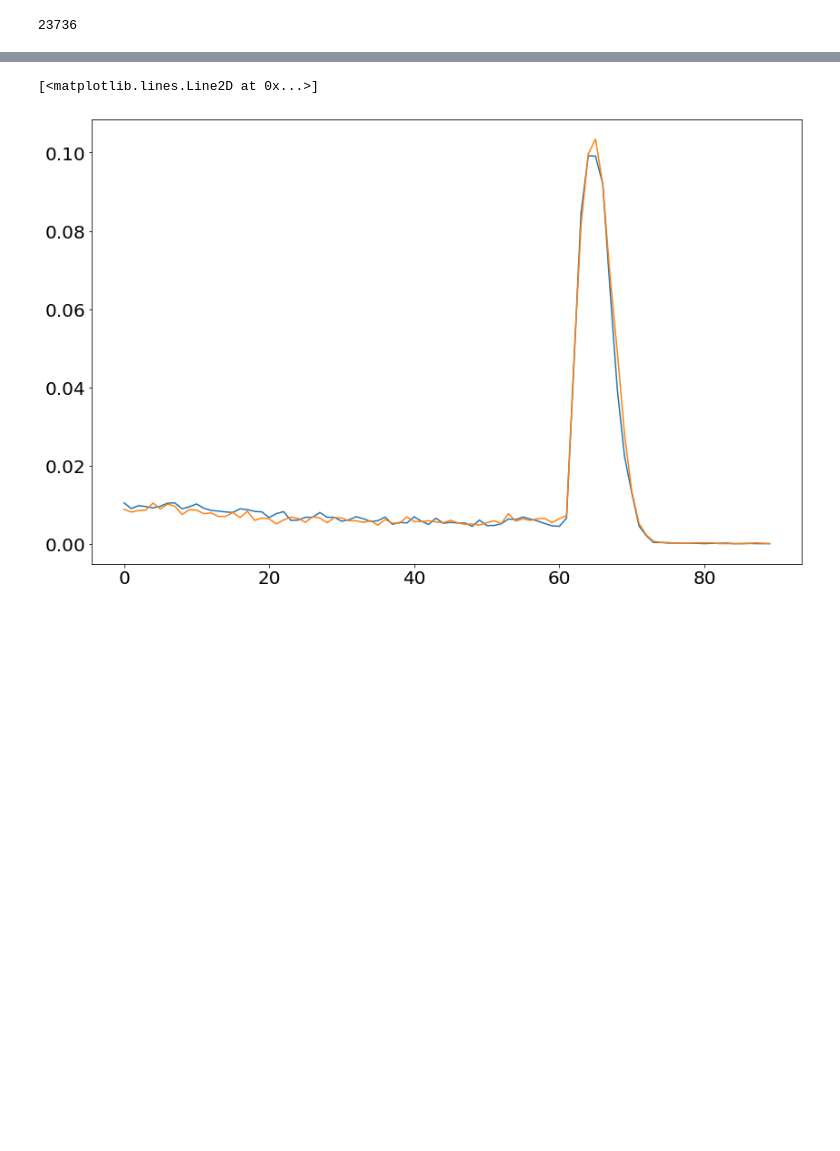
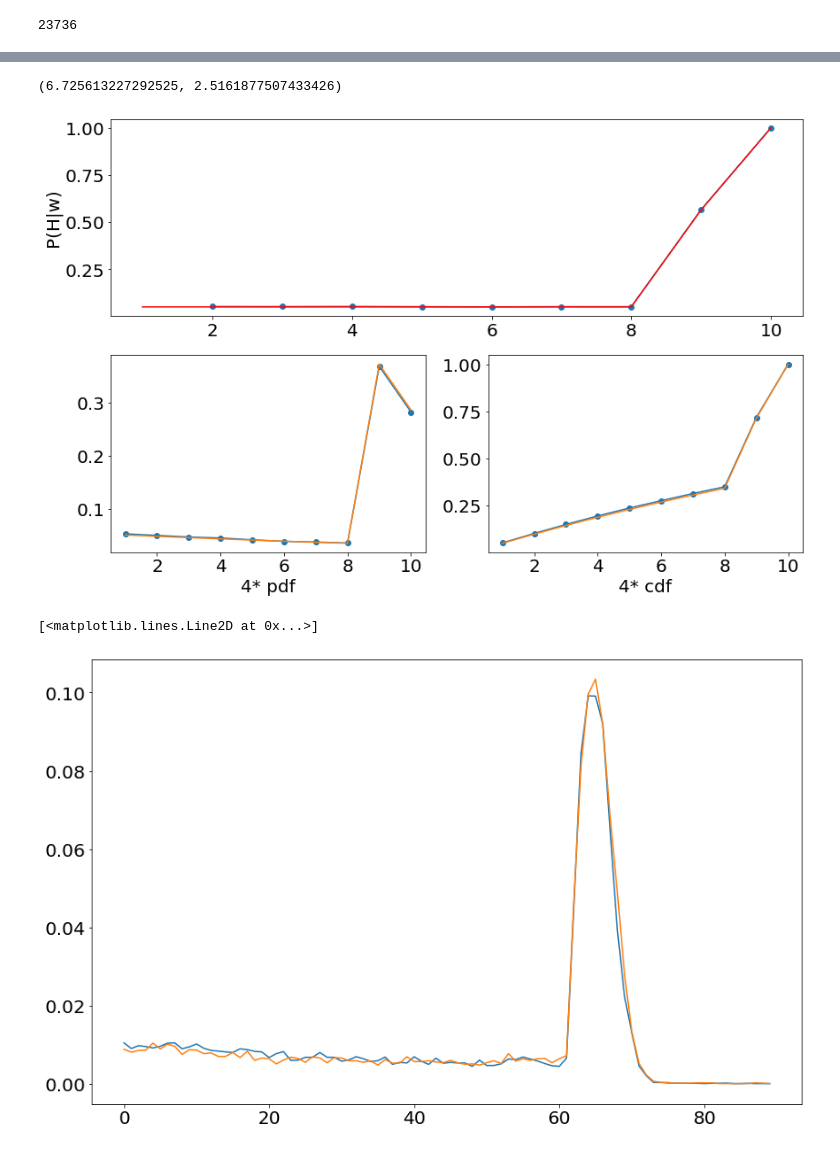
Before and after one commit to tooflesswulf/GenshinWishStats, a Jupyter notebook: wish_plots.ipynb, the cells around one changed output, grey strips where cells are left out. Saved outputs shown, nothing was run; the diff lists cells and outputs as text; code cells hidden in the pictures; blank space fills up the shorter version.

Commit message:
further organization of multi-distribution and fitted wish distributions.

```diff
--- a/wish_plots.ipynb
+++ b/wish_plots.ipynb
@@ -231,3 +251,30 @@ plt.savefig('w4_margin.png')
+# %%
+w_4s_multi.mean, w_4s_multi.std
+# %% [output]
+(6.725613227292525, 2.5161877507433426)
+# %%
+plt.subplot(211)
+ml = np.array([(pm[n] - stdevs[n]) / (1-sum(pm[:n])) for n in range(1, 10)])
+mr = np.array([(pm[n] + stdevs[n]) / (1-sum(pm[:n])) for n in range(1, 10)])
+plt.plot(range(2, 11), margins, marker='o')
+# plt.plot(ml, color='orange')
+# plt.plot(mr, color='orange')
+
+plt.plot(range(1, 11), [e4_phw(n) for n in range(1, 11)], color='red')
+plt.ylabel('P(H|w)')
+
+plt.subplot(223)
+plt.plot(range(1, 11), pm, marker='o')
+plt.plot(range(1, 11), e_4s_multi.get_distr(1)[1:-1])
+plt.xlabel('4* pdf')
+
+plt.subplot(224)
+plt.plot(range(1, 11), np.cumsum(pm), marker='o')
+plt.plot(range(1, 11), np.cumsum(e_4s_multi.get_distr(1)[1:-1]))
+plt.xlabel('4* cdf')
+plt.savefig('e4_margin.png')
+# %% [output]
+[figure, added]
 # %%
 plt.plot(np.array(paimonmoe) / np.sum(paimonmoe))
 plt.plot(np.array(paaaaaaaa) / np.sum(paaaaaaaa))
```
Also changed, not shown: parts of 50 cells of this notebook, 5 other files.
